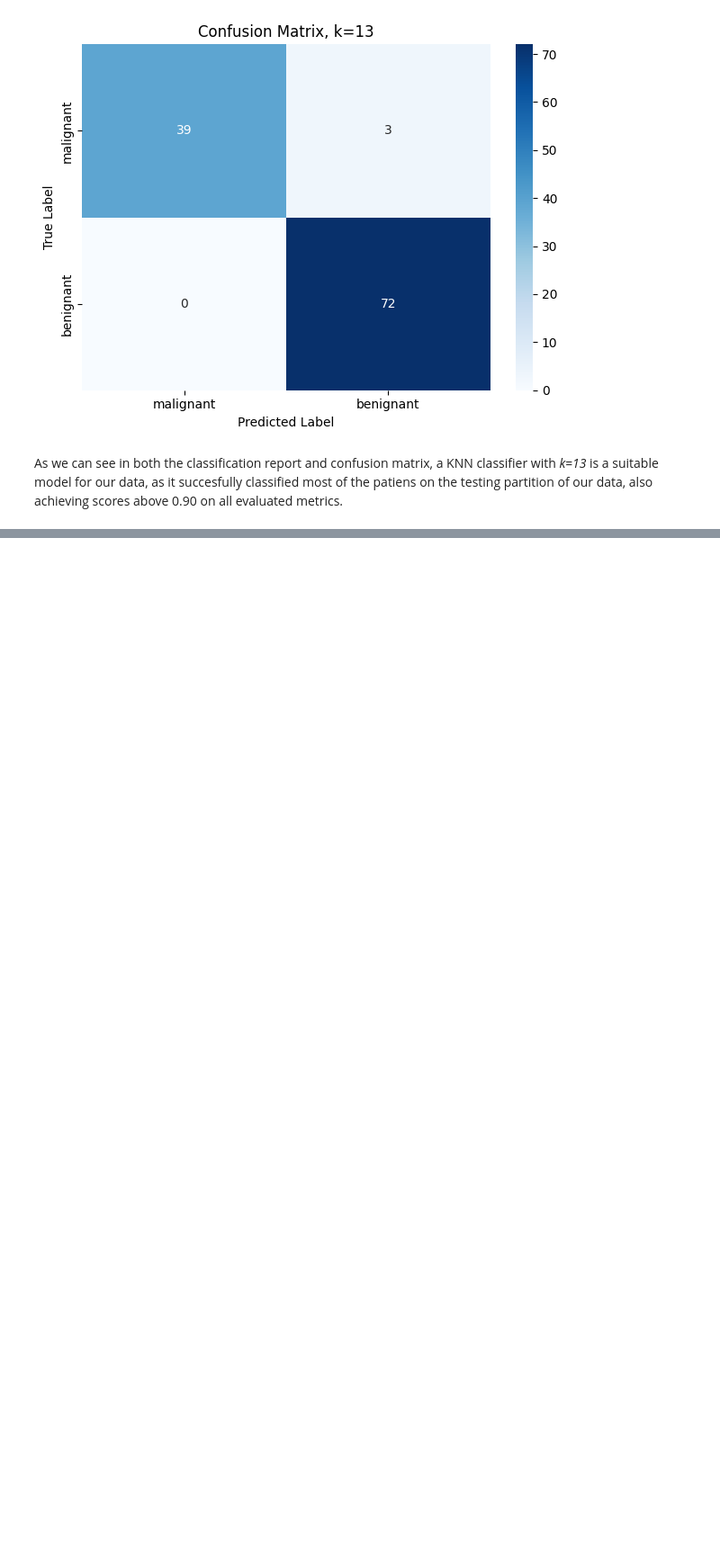
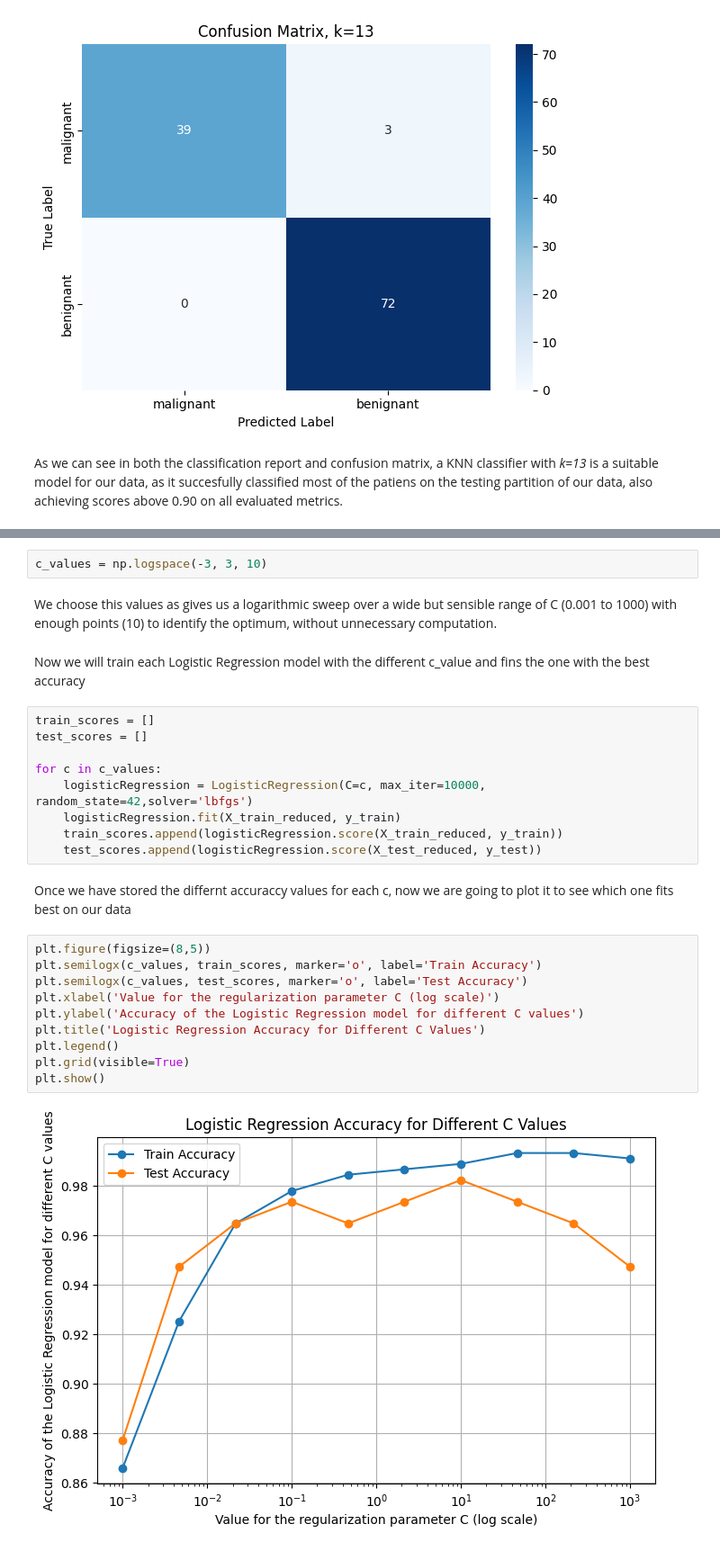
Before and after one commit to Juliagc22/A2-Machine-Learning, a Jupyter notebook: Team14_Supervised_Learning.ipynb, the cells around one changed output, grey strips where cells are left out. Shown at 90% size. Cells and saved outputs as stored; diff of their text form; blank space fills up the shorter version.

```diff
--- a/Team14_Supervised_Learning.ipynb
+++ b/Team14_Supervised_Learning.ipynb
@@ -369,0 +380,29 @@ As we can see in both the classification report and confusion matrix, a KNN clas
+# %%
+c_values = np.logspace(-3, 3, 10)
+# %% [markdown]
+We choose this values as gives us a logarithmic sweep over a wide but sensible range of C (0.001 to 1000) with enough points (10) to identify the optimum, without unnecessary computation.
+# %% [markdown]
+Now we will train each Logistic Regression model with the different c_value and fins the one with the best accuracy
+# %%
+train_scores = []
+test_scores = []
+
+for c in c_values:
+    logisticRegression = LogisticRegression(C=c, max_iter=10000, random_state=42,solver='lbfgs')
+    logisticRegression.fit(X_train_reduced, y_train)
+    train_scores.append(logisticRegression.score(X_train_reduced, y_train))
+    test_scores.append(logisticRegression.score(X_test_reduced, y_test))
+# %% [markdown]
+Once we have stored the differnt accuraccy values for each c, now we are going to plot it to see which one fits best on our data
+# %%
+plt.figure(figsize=(8,5))
+plt.semilogx(c_values, train_scores, marker='o', label='Train Accuracy')
+plt.semilogx(c_values, test_scores, marker='o', label='Test Accuracy')
+plt.xlabel('Value for the regularization parameter C (log scale)')
+plt.ylabel('Accuracy of the Logistic Regression model for different C values')
+plt.title('Logistic Regression Accuracy for Different C Values')
+plt.legend()
+plt.grid(visible=True)
+plt.show()
+# %% [output]
+[figure, added]
```
Also changed, not shown: parts of 17 cells of this notebook, 1 other file.
